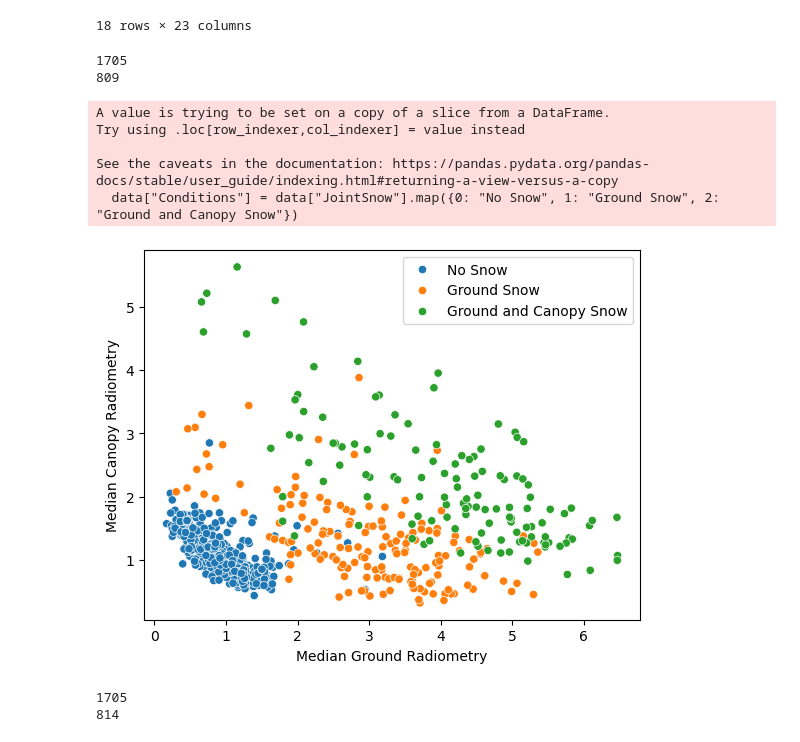
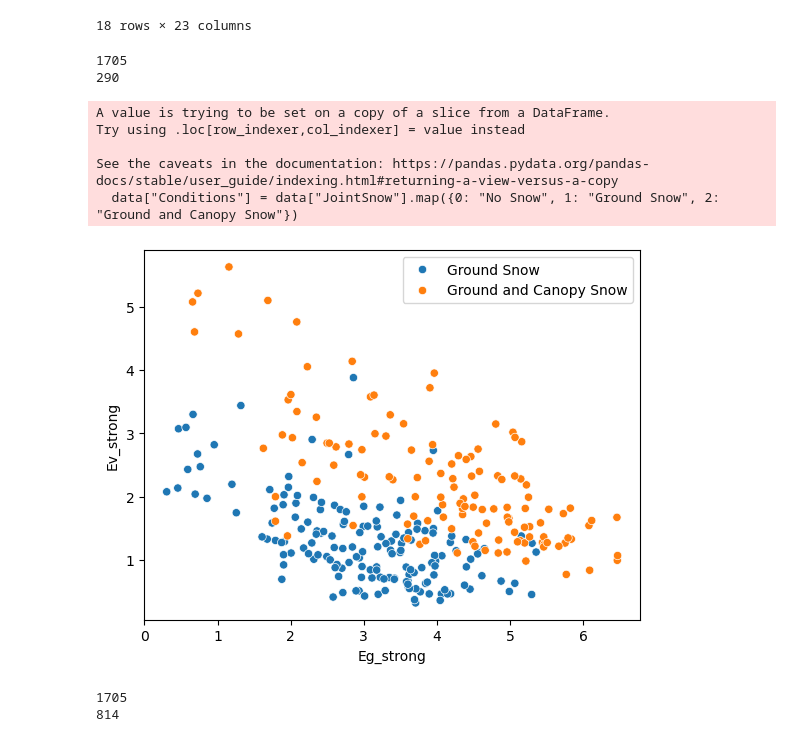
Before and after one commit to thomaslaraia/Snowstradamus, a Jupyter notebook: FSC_dataframe_analysis_80m_OG.ipynb, the cells around one changed output. Drawn from its saved outputs; the diff is of its cells as text; code cells hidden in the pictures.

```diff
--- a/FSC_dataframe_analysis_80m_OG.ipynb
+++ b/FSC_dataframe_analysis_80m_OG.ipynb
@@ -144,7 +144,8 @@ for i, filename in enumerate(['no']):
     print(len(df_grouped[((df_grouped['FSC'] < 0.001)|(df_grouped['FSC'] > 0.999))]))
     df_grouped['JointSnow'] = df_grouped['FSC'] + df_grouped['TreeSnow']
     # camera_counts = df_grouped['camera'].value_counts()
-    data = df_grouped[((df_grouped['FSC'] <= 0.005)|(df_grouped['FSC'] >= 0.995))
+    # data = df_grouped[((df_grouped['FSC'] <= 0.005)|(df_grouped['FSC'] >= 0.995))
+    data = df_grouped[(df_grouped['FSC'] > 0.999)
     # data = df_grouped[(df_grouped['FSC'] >= .995)
         &((df_grouped['TreeSnow'] == 0)|(df_grouped['TreeSnow'] == 1))
         # &(df_grouped['Eg_strong'] <= 16)&(df_grouped['Ev_strong'] <= 16)#&(df_grouped['pvpg'] <= 7.5)
@@ -183,37 +184,39 @@ for i, filename in enumerate(['no']):
     # plt.legend(loc='best')
     # plt.show()
 
     # plt.figure()
     # sns.scatterplot(data = data.sort_values('JointSnow'), x='pg', y='pvpg', hue='Conditions')#, size='data_quantity')
     # plt.xlabel('estimated pg')
     # plt.ylabel('estimated pv/pg')
     # # plt.xlim(0,20)
     # # plt.ylim(0,20)
     # plt.legend(loc='best')
     # plt.show()
 
     plt.figure()
     sns.scatterplot(data = data.sort_values('JointSnow'), x='Eg_strong', y='Ev_strong', hue='Conditions')#, size='data_quantity')
-    plt.xlabel('Median Ground Radiometry')
-    plt.ylabel('Median Canopy Radiometry')
+    # sns.scatterplot(data = data.sort_values('JointSnow'), x='pvpg', y='pv', hue='Conditions')
+    # plt.xscale('log')
+    # plt.xlabel('Median Ground Radiometry')
+    # plt.ylabel('Median Canopy Radiometry')
     # plt.xlim(0,20)
     # plt.ylim(0,20)
     # plt.plot([2.5,0],[0,2.5],'r--') #LOF10_bin20 570 points
     # plt.plot([2.5,0],[0,2.5],'r--') #LOF10_bin30 596 points
     plt.legend(loc='best')
     plt.show()
     # plt.savefig('./images/600dpi/binary_distribution.png', dpi=600)
 
 # data[(data['forest_type']=='closed')&(data['camera']=='varrio')] #glees, ojk, oregon, torgnon, varrio
 # %% [output]
 1705
-809
+290
 A value is trying to be set on a copy of a slice from a DataFrame.
 Try using .loc[row_indexer,col_indexer] = value instead
 
 See the caveats in the documentation: https://pandas.pydata.org/pandas-docs/stable/user_guide/indexing.html#returning-a-view-versus-a-copy
   data["Conditions"] = data["JointSnow"].map({0: "No Snow", 1: "Ground Snow", 2: "Ground and Canopy Snow"})
-[figure, old version]
+[figure, new version]
 # %%
 from scripts.imports import *
 
```
